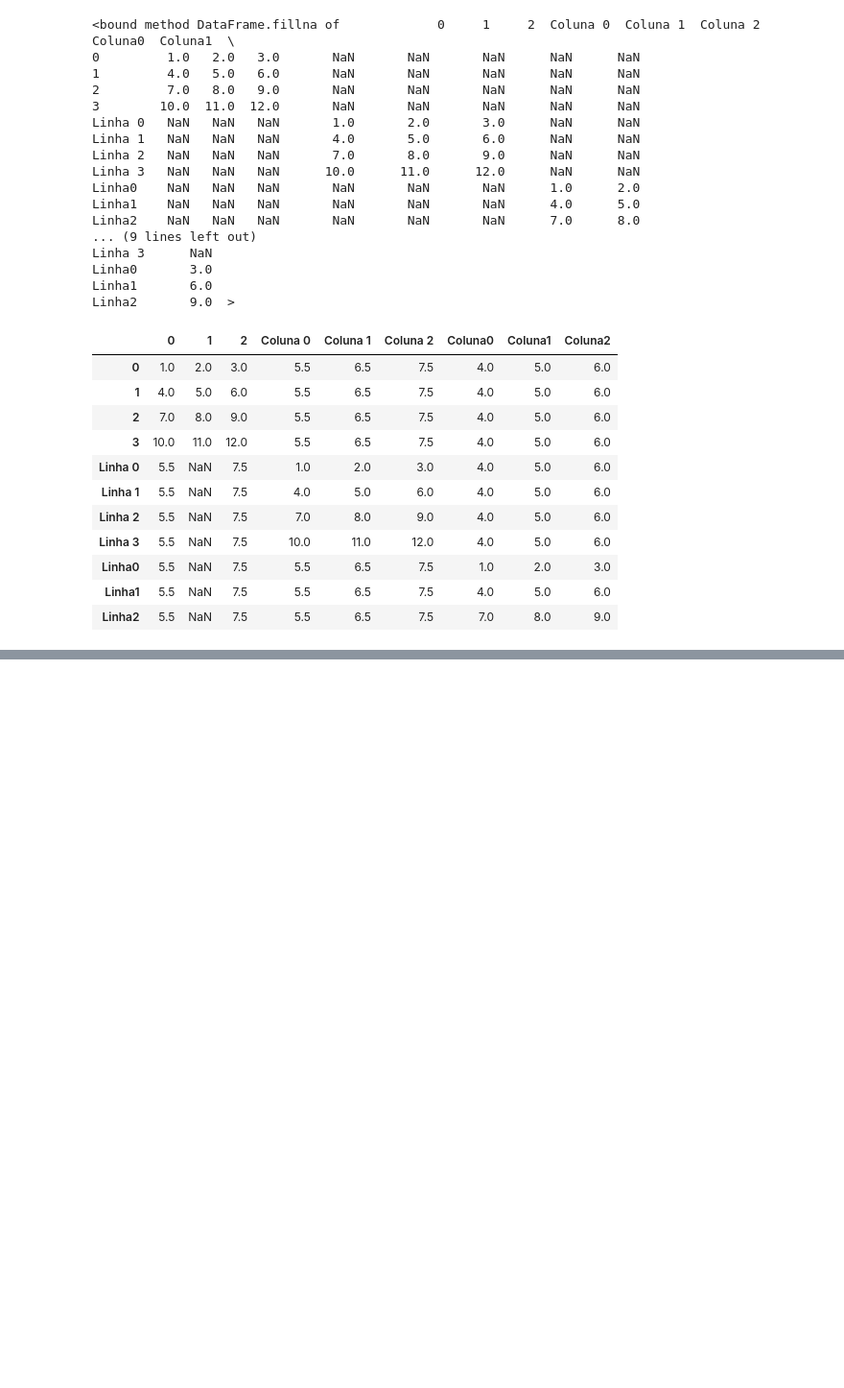
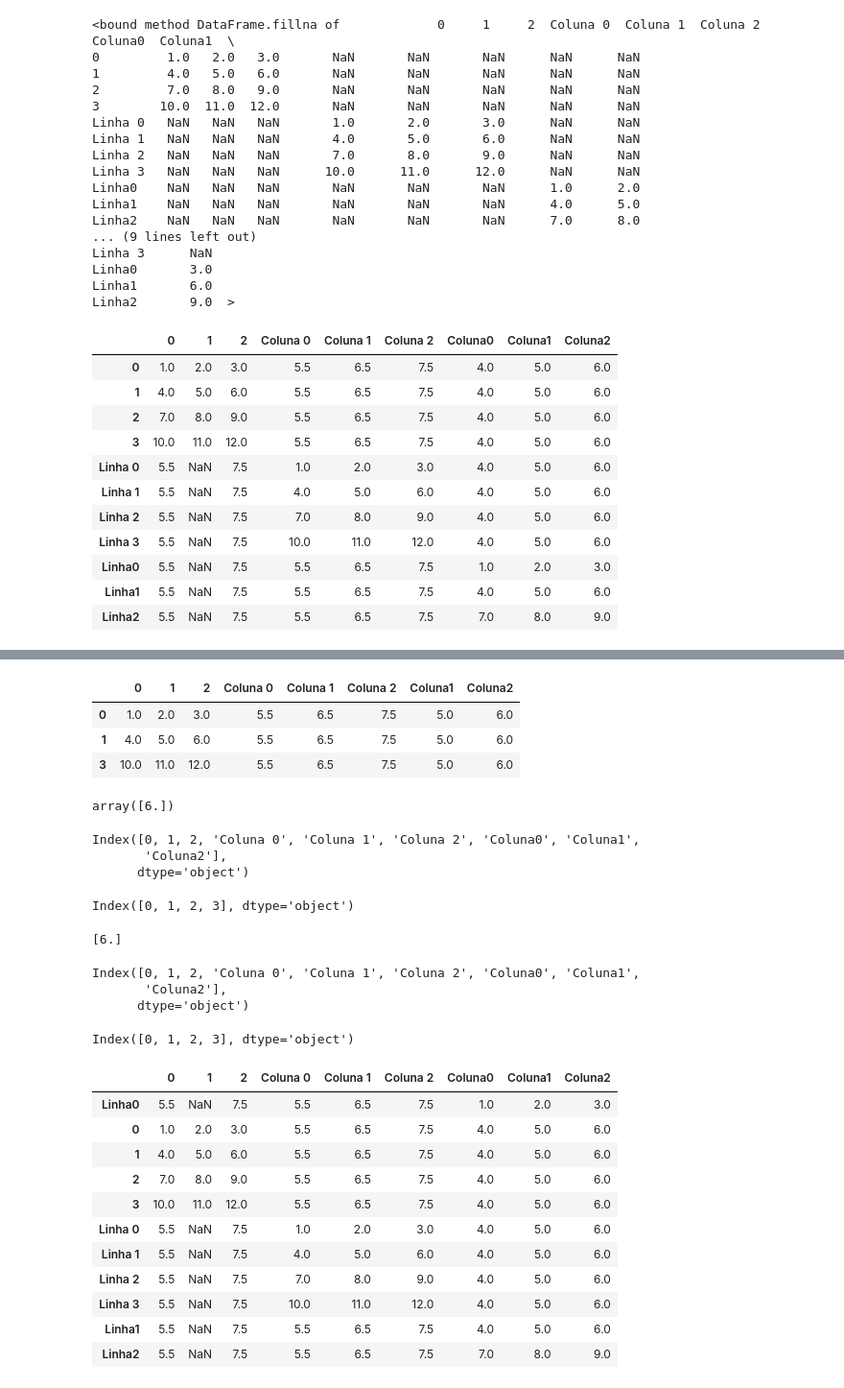
Before and after one commit to guilpassos/Data_Science, a Jupyter notebook: Fuctura_Python3_Aula_Pandas.ipynb, the cells around one changed output, grey strips where cells are left out. Shown at 96% size. Saved outputs shown, nothing was run; the diff lists cells and outputs as text; code cells hidden in the pictures; blank space fills up the shorter version.

```diff
--- a/Fuctura_Python3_Aula_Pandas.ipynb
+++ b/Fuctura_Python3_Aula_Pandas.ipynb
@@ -513,0 +555,53 @@ df8 = df5.copy()
+# %%
+#deletando linhas inteiras (Escolhemos a linha 2)
+df7 = df6.drop(index = [2])
+df7
+# %% [output]
+|  | 0 | 1 | 2 | Coluna 0 | Coluna 1 | Coluna 2 | Coluna1 | Coluna2 |
+| 0 | 1.0 | 2.0 | 3.0 | 5.5 | 6.5 | 7.5 | 5.0 | 6.0 |
+| 1 | 4.0 | 5.0 | 6.0 | 5.5 | 6.5 | 7.5 | 5.0 | 6.0 |
+| 3 | 10.0 | 11.0 | 12.0 | 5.5 | 6.5 | 7.5 | 5.0 | 6.0 |
+# %%
+#valores únicos
+df5.Coluna2.unique()
+# %% [output]
+array([6.])
+# %%
+df5.columns.unique()
+# %% [output]
+Index([0, 1, 2, 'Coluna 0', 'Coluna 1', 'Coluna 2', 'Coluna0', 'Coluna1',
+       'Coluna2'],
+      dtype='object')
+# %%
+df5.index.unique()
+# %% [output]
+Index([0, 1, 2, 3], dtype='object')
+# %%
+print(df5.Coluna2.unique())
+# %% [output]
+[6.]
+# %%
+print(df5.columns.unique())
+# %% [output]
+Index([0, 1, 2, 'Coluna 0', 'Coluna 1', 'Coluna 2', 'Coluna0', 'Coluna1',
+       'Coluna2'],
+      dtype='object')
+# %%
+print(df5.index.unique())
+# %% [output]
+Index([0, 1, 2, 3], dtype='object')
+# %%
+df8.sort_values(by = 'Coluna1')
+# %% [output]
+|  | 0 | 1 | 2 | Coluna 0 | Coluna 1 | Coluna 2 | Coluna0 | Coluna1 | Coluna2 |
+| Linha0 | 5.5 | NaN | 7.5 | 5.5 | 6.5 | 7.5 | 1.0 | 2.0 | 3.0 |
+| 0 | 1.0 | 2.0 | 3.0 | 5.5 | 6.5 | 7.5 | 4.0 | 5.0 | 6.0 |
+| 1 | 4.0 | 5.0 | 6.0 | 5.5 | 6.5 | 7.5 | 4.0 | 5.0 | 6.0 |
+| 2 | 7.0 | 8.0 | 9.0 | 5.5 | 6.5 | 7.5 | 4.0 | 5.0 | 6.0 |
+| 3 | 10.0 | 11.0 | 12.0 | 5.5 | 6.5 | 7.5 | 4.0 | 5.0 | 6.0 |
+| Linha 0 | 5.5 | NaN | 7.5 | 1.0 | 2.0 | 3.0 | 4.0 | 5.0 | 6.0 |
+| Linha 1 | 5.5 | NaN | 7.5 | 4.0 | 5.0 | 6.0 | 4.0 | 5.0 | 6.0 |
+| Linha 2 | 5.5 | NaN | 7.5 | 7.0 | 8.0 | 9.0 | 4.0 | 5.0 | 6.0 |
+| Linha 3 | 5.5 | NaN | 7.5 | 10.0 | 11.0 | 12.0 | 4.0 | 5.0 | 6.0 |
+| Linha1 | 5.5 | NaN | 7.5 | 5.5 | 6.5 | 7.5 | 4.0 | 5.0 | 6.0 |
+| Linha2 | 5.5 | NaN | 7.5 | 5.5 | 6.5 | 7.5 | 7.0 | 8.0 | 9.0 |
```
Also changed, not shown: parts of 14 cells of this notebook.
